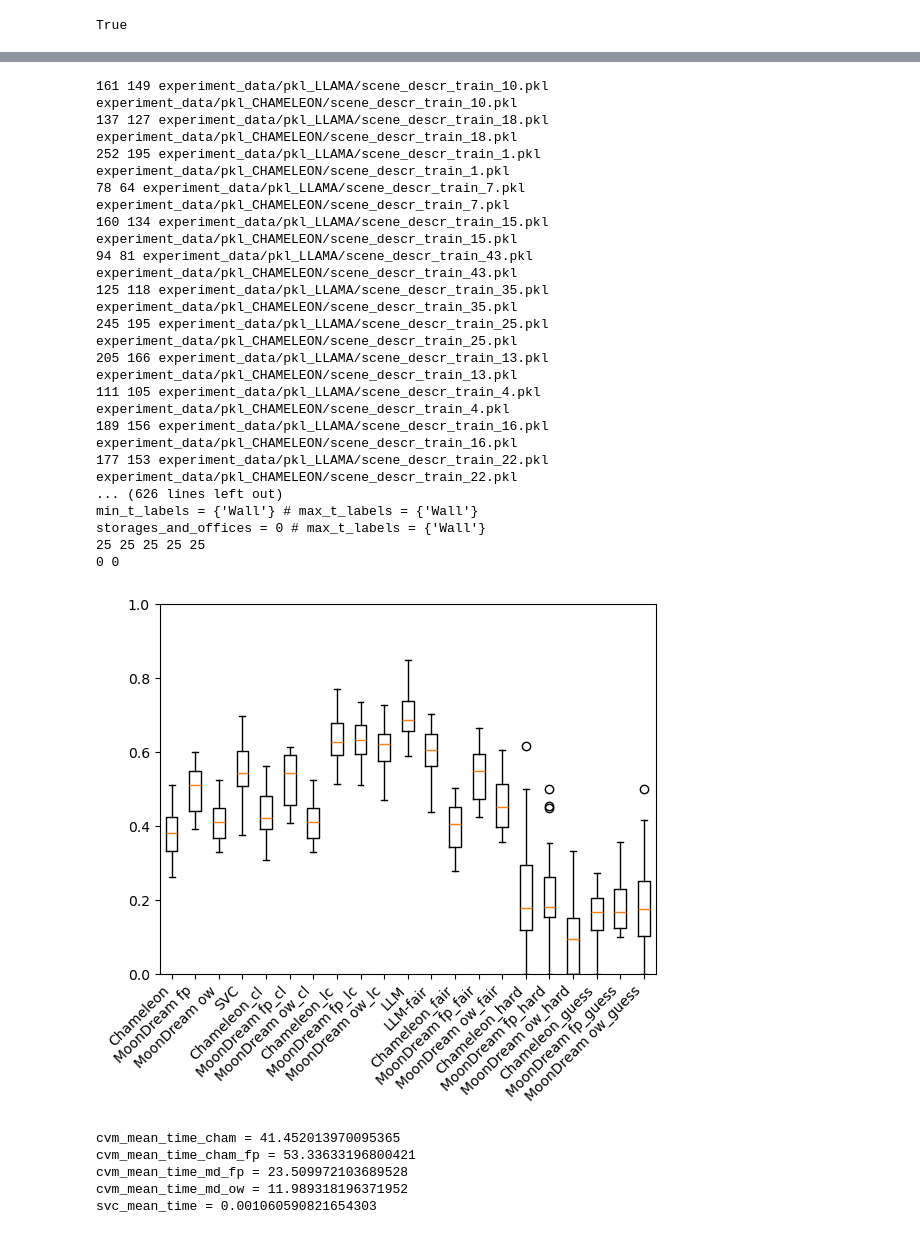
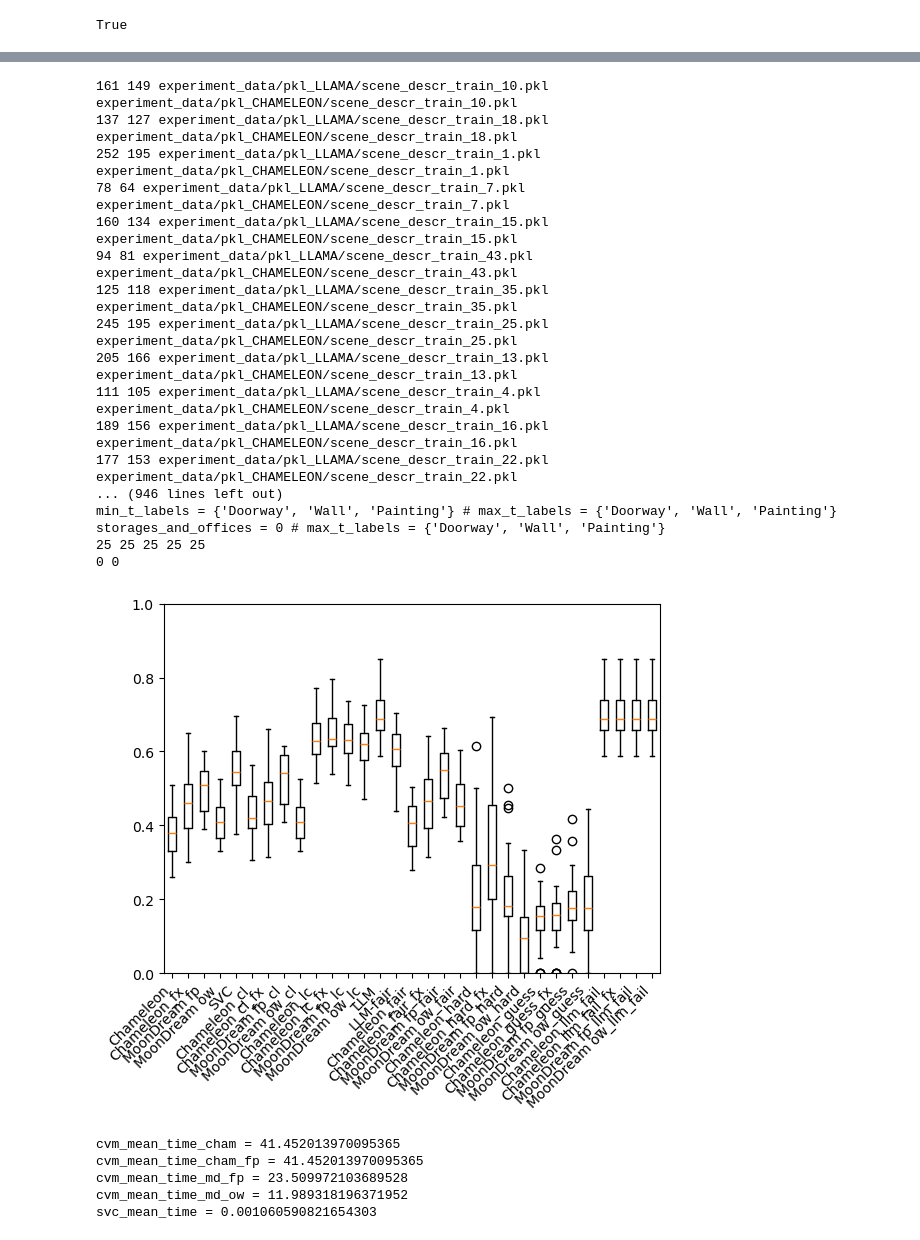
Before and after one commit to archie1983/cvm_semantic_navigation, a Jupyter notebook: analyse_classification_results_cvm.ipynb, the cells around one changed output, grey strips where cells are left out. Drawn from its saved outputs; the diff is of its cells as text; code cells hidden in the pictures.

Commit message:
Introduced a repair script for badly classified CHAMELEON answers. Also new modes for the results analysis

```diff
--- a/analyse_classification_results_cvm.ipynb
+++ b/analyse_classification_results_cvm.ipynb
@@ -383,40 +396,51 @@ def testRoomClassifierAccuracy(llm_type):
 def testAllRoomClassifiersAccuracy():
     (llm_accuracies_fair, svc_accuracies, cvm_accuracies_cham, llm_mean_time, svc_mean_time, cvm_mean_time_cham, storages_and_offices_cham) = process_scene_files("CHAMELEON")
     (_, _, cvm_accuracies_cham_fp, llm_mean_time, svc_mean_time, cvm_mean_time_cham_fp, storages_and_offices_cham_fp) = process_scene_files("CHAMELEON_full_prompt")
+    (_, _, cvm_accuracies_cham_fx, llm_mean_time, svc_mean_time, cvm_mean_time_cham_fp, storages_and_offices_cham_fp) = process_scene_files("CHAMELEON_fixed")
     (_, _, cvm_accuracies_md_fp, llm_mean_time, svc_mean_time, cvm_mean_time_md_fp, storages_and_offices_md_fp) = process_scene_files("MOONDREAM_full_prompt")
     (_, _, cvm_accuracies_md_ow, llm_mean_time, svc_mean_time, cvm_mean_time_md_ow, storages_and_offices_md_ow) = process_scene_files("MOONDREAM_one_word")
 
     (_, _, cvm_accuracies_cham_fp_llmtcvm, llm_mean_time, svc_mean_time, cvm_mean_time_cham_fp, storages_and_offices_cham_fp) = process_scene_files("CHAMELEON_full_prompt", ClassifierFusionType.LLM_THEN_CVM)
+    (_, _, cvm_accuracies_cham_fx_llmtcvm, llm_mean_time, svc_mean_time, cvm_mean_time_cham_fp, storages_and_offices_cham_fp) = process_scene_files("CHAMELEON_fixed", ClassifierFusionType.LLM_THEN_CVM)
     (_, _, cvm_accuracies_md_fp_llmtcvm, llm_mean_time, svc_mean_time, cvm_mean_time_md_fp, storages_and_offices_md_fp) = process_scene_files("MOONDREAM_full_prompt", ClassifierFusionType.LLM_THEN_CVM)
     (_, _, cvm_accuracies_md_ow_llmtcvm, llm_mean_time, svc_mean_time, cvm_mean_time_md_ow, storages_and_offices_md_ow) = process_scene_files("MOONDREAM_one_word", ClassifierFusionType.LLM_THEN_CVM)
 
     (_, _, cvm_accuracies_cham_fp_cvmtllm, llm_mean_time, svc_mean_time, cvm_mean_time_cham_fp, storages_and_offices_cham_fp) = process_scene_files("CHAMELEON_full_prompt", ClassifierFusionType.CVM_THEN_LLM)
+    (_, _, cvm_accuracies_cham_fx_cvmtllm, llm_mean_time, svc_mean_time, cvm_mean_time_cham_fp, storages_and_offices_cham_fp) = process_scene_files("CHAMELEON_fixed", ClassifierFusionType.CVM_THEN_LLM)
     (_, _, cvm_accuracies_md_fp_cvmtllm, llm_mean_time, svc_mean_time, cvm_mean_time_md_fp, storages_and_offices_md_fp) = process_scene_files("MOONDREAM_full_prompt", ClassifierFusionType.CVM_THEN_LLM)
     (_, _, cvm_accuracies_md_ow_cvmtllm, llm_mean_time, svc_mean_time, cvm_mean_time_md_ow, storages_and_offices_md_ow) = process_scene_files("MOONDREAM_one_word", ClassifierFusionType.CVM_THEN_LLM)
     (llm_accuracies, _, _, llm_mean_time, svc_mean_time, _, _) = process_scene_files("LLAMA")
 
     (_, _, cvm_accuracies_cham_fp_fair, _, _, _, _) = process_scene_files("CHAMELEON_full_prompt", fusion_type = ClassifierFusionType.NO_FUSION, what_to_do_with_hard_scenes = HardClassBehaviour.CLASSIFY_WITH_NEITHER)
+    (_, _, cvm_accuracies_cham_fx_fair, _, _, _, _) = process_scene_files("CHAMELEON_fixed", fusion_type = ClassifierFusionType.NO_FUSION, what_to_do_with_hard_scenes = HardClassBehaviour.CLASSIFY_WITH_NEITHER)
     (_, _, cvm_accuracies_md_fp_fair, _, _, _, _) = process_scene_files("MOONDREAM_full_prompt", fusion_type = ClassifierFusionType.NO_FUSION, what_to_do_with_hard_scenes = HardClassBehaviour.CLASSIFY_WITH_NEITHER)
     (_, _, cvm_accuracies_md_ow_fair, _, _, _, _) = process_scene_files("MOONDREAM_one_word", fusion_type = ClassifierFusionType.NO_FUSION, what_to_do_with_hard_scenes = HardClassBehaviour.CLASSIFY_WITH_NEITHER)
 
     (_, _, cvm_accuracies_cham_fp_hard, _, _, _, _) = process_scene_files("CHAMELEON_full_prompt", fusion_type = ClassifierFusionType.NO_FUSION, what_to_do_with_hard_scenes = HardClassBehaviour.CLASSIFY_HARD_CASES_ONLY_CVM)
+    (_, _, cvm_accuracies_cham_fx_hard, _, _, _, _) = process_scene_files("CHAMELEON_fixed", fusion_type = ClassifierFusionType.NO_FUSION, what_to_do_with_hard_scenes = HardClassBehaviour.CLASSIFY_HARD_CASES_ONLY_CVM)
     (_, _, cvm_accuracies_md_fp_hard, _, _, _, _) = process_scene_files("MOONDREAM_full_prompt", fusion_type = ClassifierFusionType.NO_FUSION, what_to_do_with_hard_scenes = HardClassBehaviour.CLASSIFY_HARD_CASES_ONLY_CVM)
     (_, _, cvm_accuracies_md_ow_hard, _, _, _, _) = process_scene_files("MOONDREAM_one_word", fusion_type = ClassifierFusionType.NO_FUSION, what_to_do_with_hard_scenes = HardClassBehaviour.CLASSIFY_HARD_CASES_ONLY_CVM)
 
     (_, _, cvm_accuracies_cham_fp_guess, _, _, _, _) = process_scene_files("CHAMELEON_full_prompt", fusion_type = ClassifierFusionType.NO_FUSION, what_to_do_with_hard_scenes = HardClassBehaviour.GUESS_HARD_CASES_ONLY_CVM)
+    (_, _, cvm_accuracies_cham_fx_guess, _, _, _, _) = process_scene_files("CHAMELEON_fixed", fusion_type = ClassifierFusionType.NO_FUSION, what_to_do_with_hard_scenes = HardClassBehaviour.GUESS_HARD_CASES_ONLY_CVM)
     (_, _, cvm_accuracies_md_fp_guess, _, _, _, _) = process_scene_files("MOONDREAM_full_prompt", fusion_type = ClassifierFusionType.NO_FUSION, what_to_do_with_hard_scenes = HardClassBehaviour.GUESS_HARD_CASES_ONLY_CVM)
     (_, _, cvm_accuracies_md_ow_guess, _, _, _, _) = process_scene_files("MOONDREAM_one_word", fusion_type = ClassifierFusionType.NO_FUSION, what_to_do_with_hard_scenes = HardClassBehaviour.GUESS_HARD_CASES_ONLY_CVM)
 
+    (_, _, cvm_accuracies_cham_fp_llm_fail, _, _, _, _) = process_scene_files("CHAMELEON_full_prompt", fusion_type = ClassifierFusionType.LLM_THEN_CVM, what_to_do_with_hard_scenes = HardClassBehaviour.CLASSIFY_WITH_CVM_WHAT_LLM_CANNOT)
+    (_, _, cvm_accuracies_cham_fx_llm_fail, _, _, _, _) = process_scene_files("CHAMELEON_fixed", fusion_type = ClassifierFusionType.LLM_THEN_CVM, what_to_do_with_hard_scenes = HardClassBehaviour.CLASSIFY_WITH_CVM_WHAT_LLM_CANNOT)
+    (_, _, cvm_accuracies_md_fp_llm_fail, _, _, _, _) = process_scene_files("MOONDREAM_full_prompt", fusion_type = ClassifierFusionType.LLM_THEN_CVM, what_to_do_with_hard_scenes = HardClassBehaviour.CLASSIFY_WITH_CVM_WHAT_LLM_CANNOT)
+    (_, _, cvm_accuracies_md_ow_llm_fail, _, _, _, _) = process_scene_files("MOONDREAM_one_word", fusion_type = ClassifierFusionType.LLM_THEN_CVM, what_to_do_with_hard_scenes = HardClassBehaviour.CLASSIFY_WITH_CVM_WHAT_LLM_CANNOT)
+
     # should be two volumes -- one for LLM and one for SVC for accuracies compared to ground truth.
-    number_of_dataset_volumes = 11
+    #number_of_dataset_volumes = 11
 
     # How many rooms were classified
-    number_of_tests_per_dataset_volume = len(svc_accuracies)
+    #number_of_tests_per_dataset_volume = len(svc_accuracies)
     print(str(len(svc_accuracies)) + " " + str(len(cvm_accuracies_cham)) + " " + str(len(cvm_accuracies_cham_fp)) + " " + str(len(cvm_accuracies_md_fp)) + " " + str(len(cvm_accuracies_md_ow)))
     print(str(storages_and_offices_cham) + " " + str(storages_and_offices_cham))
 
     # We'll create an empty Numpy array and put the our SVC accuracies into there.
-    dataset_test_results = np.zeros(shape=(number_of_dataset_volumes, number_of_tests_per_dataset_volume))
+    #dataset_test_results = np.zeros(shape=(number_of_dataset_volumes, number_of_tests_per_dataset_volume))
     #print(dataset_test_results.shape)
 
 #    dataset_test_results[0] = cvm_accuracies_cham
@@ -426,7 +450,16 @@ def testAllRoomClassifiersAccuracy():
 #    dataset_test_results[4] = svc_accuracies
 
     #dataset_test_results = [cvm_accuracies_cham, cvm_accuracies_cham_fp, cvm_accuracies_md_fp, cvm_accuracies_md_ow, svc_accuracies]
-    dataset_test_results = [cvm_accuracies_cham_fp, cvm_accuracies_md_fp, cvm_accuracies_md_ow, svc_accuracies, cvm_accuracies_cham_fp_cvmtllm, cvm_accuracies_md_fp_cvmtllm, cvm_accuracies_md_ow_cvmtllm, cvm_accuracies_cham_fp_llmtcvm, cvm_accuracies_md_fp_llmtcvm, cvm_accuracies_md_ow_llmtcvm, llm_accuracies, llm_accuracies_fair, cvm_accuracies_cham_fp_fair, cvm_accuracies_md_fp_fair, cvm_accuracies_md_ow_fair, cvm_accuracies_cham_fp_hard, cvm_accuracies_md_fp_hard, cvm_accuracies_md_ow_hard, cvm_accuracies_cham_fp_guess, cvm_accuracies_md_fp_guess, cvm_accuracies_md_ow_guess]
+    dataset_test_results = [cvm_accuracies_cham_fp, cvm_accuracies_cham_fx, cvm_accuracies_md_fp, cvm_accuracies_md_ow,
+                            svc_accuracies,
+                            cvm_accuracies_cham_fp_cvmtllm, cvm_accuracies_cham_fx_cvmtllm, cvm_accuracies_md_fp_cvmtllm, cvm_accuracies_md_ow_cvmtllm,
+                            cvm_accuracies_cham_fp_llmtcvm, cvm_accuracies_cham_fx_llmtcvm, cvm_accuracies_md_fp_llmtcvm, cvm_accuracies_md_ow_llmtcvm,
+                            llm_accuracies,
+                            llm_accuracies_fair,
+                            cvm_accuracies_cham_fp_fair, cvm_accuracies_cham_fx_fair, cvm_accuracies_md_fp_fair, cvm_accuracies_md_ow_fair,
+                            cvm_accuracies_cham_fp_hard, cvm_accuracies_cham_fx_hard, cvm_accuracies_md_fp_hard, cvm_accuracies_md_ow_hard,
+                            cvm_accuracies_cham_fp_guess, cvm_accuracies_cham_fx_guess, cvm_accuracies_md_fp_guess, cvm_accuracies_md_ow_guess,
+                            cvm_accuracies_cham_fp_llm_fail, cvm_accuracies_cham_fx_llm_fail, cvm_accuracies_md_fp_llm_fail, cvm_accuracies_md_ow_llm_fail]
 
     # transpose it because I imagined it differently to how matplotlib needs the data
     dataset_test_results = np.transpose(dataset_test_results)
@@ -439,42 +472,51 @@ def testAllRoomClassifiersAccuracy():
     #elif (model_type == ModelType.HYBRID_AT_18):
     #    ax.set_title("Scannet - Hybridized with AI2-THOR data")
     #ax.boxplot(dataset_test_results, labels=['Chameleon', 'Chameleon fp', 'MoonDream fp', 'MoonDream ow', 'SVC'])
-    labels=['Chameleon', 'MoonDream fp', 'MoonDream ow', 'SVC', 'Chameleon_cl', 'MoonDream fp_cl', 'MoonDream ow_cl', 'Chameleon_lc', 'MoonDream fp_lc', 'MoonDream ow_lc', 'LLM', 'LLM-fair', 'Chameleon_fair', 'MoonDream fp_fair', 'MoonDream ow_fair', 'Chameleon_hard', 'MoonDream fp_hard', 'MoonDream ow_hard', 'Chameleon_guess', 'MoonDream fp_guess', 'MoonDream ow_guess']
+    labels=['Chameleon', 'Chameleon_fx', 'MoonDream fp', 'MoonDream ow',
+            'SVC',
+            'Chameleon_cl', 'Chameleon_cl_fx', 'MoonDream fp_cl', 'MoonDream ow_cl',
+            'Chameleon_lc', 'Chameleon_lc_fx', 'MoonDream fp_lc', 'MoonDream ow_lc',
+            'LLM',
+            'LLM-fair',
+            'Chameleon_fair', 'Chameleon_fair_fx', 'MoonDream fp_fair', 'MoonDream ow_fair',
+            'Chameleon_hard', 'Chameleon_hard_fx', 'MoonDream fp_hard', 'MoonDream ow_hard',
+            'Chameleon_guess', 'Chameleon_guess_fx', 'MoonDream fp_guess', 'MoonDream ow_guess',
+            'Chameleon_llm_fail', 'Chameleon_llm_fail_fx', 'MoonDream fp_llm_fail', 'MoonDream ow_llm_fail']
     ax.boxplot(dataset_test_results, labels=labels)
     ax.axes.get_xaxis().set_visible(True)
     ax.set_xticklabels(labels, rotation=45, ha='right')
     plt.ylim(0.0, 1.0)
     #plt.xticks([1, 2, 3], ['mon', 'tue', 'wed'])
     plt.show()
 
     print("cvm_mean_time_cham = " + str(cvm_mean_time_cham))
     print("cvm_mean_time_cham_fp = " + str(cvm_mean_time_cham_fp))
     print("cvm_mean_time_md_fp = " + str(cvm_mean_time_md_fp))
     print("cvm_mean_time_md_ow = " + str(cvm_mean_time_md_ow))
     print("svc_mean_time = " + str(svc_mean_time))
 
 testAllRoomClassifiersAccuracy()
 # %% [output]
 161 149 experiment_data/pkl_LLAMA/scene_descr_train_10.pkl experiment_data/pkl_CHAMELEON/scene_descr_train_10.pkl
 137 127 experiment_data/pkl_LLAMA/scene_descr_train_18.pkl experiment_data/pkl_CHAMELEON/scene_descr_train_18.pkl
 252 195 experiment_data/pkl_LLAMA/scene_descr_train_1.pkl experiment_data/pkl_CHAMELEON/scene_descr_train_1.pkl
 78 64 experiment_data/pkl_LLAMA/scene_descr_train_7.pkl experiment_data/pkl_CHAMELEON/scene_descr_train_7.pkl
 160 134 experiment_data/pkl_LLAMA/scene_descr_train_15.pkl experiment_data/pkl_CHAMELEON/scene_descr_train_15.pkl
 94 81 experiment_data/pkl_LLAMA/scene_descr_train_43.pkl experiment_data/pkl_CHAMELEON/scene_descr_train_43.pkl
 125 118 experiment_data/pkl_LLAMA/scene_descr_train_35.pkl experiment_data/pkl_CHAMELEON/scene_descr_train_35.pkl
 245 195 experiment_data/pkl_LLAMA/scene_descr_train_25.pkl experiment_data/pkl_CHAMELEON/scene_descr_train_25.pkl
 205 166 experiment_data/pkl_LLAMA/scene_descr_train_13.pkl experiment_data/pkl_CHAMELEON/scene_descr_train_13.pkl
 111 105 experiment_data/pkl_LLAMA/scene_descr_train_4.pkl experiment_data/pkl_CHAMELEON/scene_descr_train_4.pkl
 189 156 experiment_data/pkl_LLAMA/scene_descr_train_16.pkl experiment_data/pkl_CHAMELEON/scene_descr_train_16.pkl
 177 153 experiment_data/pkl_LLAMA/scene_descr_train_22.pkl experiment_data/pkl_CHAMELEON/scene_descr_train_22.pkl
-... (626 lines left out)
-min_t_labels = {'Wall'} # max_t_labels = {'Wall'}
-storages_and_offices = 0 # max_t_labels = {'Wall'}
+... (946 lines left out)
+min_t_labels = {'Doorway', 'Wall', 'Painting'} # max_t_labels = {'Doorway', 'Wall', 'Painting'}
+storages_and_offices = 0 # max_t_labels = {'Doorway', 'Wall', 'Painting'}
 25 25 25 25 25
 0 0
-[figure, old version]
+[figure, new version]
 cvm_mean_time_cham = 41.452013970095365
-cvm_mean_time_cham_fp = 53.33633196800421
+cvm_mean_time_cham_fp = 41.452013970095365
 cvm_mean_time_md_fp = 23.509972103689528
 cvm_mean_time_md_ow = 11.989318196371952
 svc_mean_time = 0.001060590821654303
```
Also changed, not shown: parts of 1 cell of this notebook, 6 other files.
